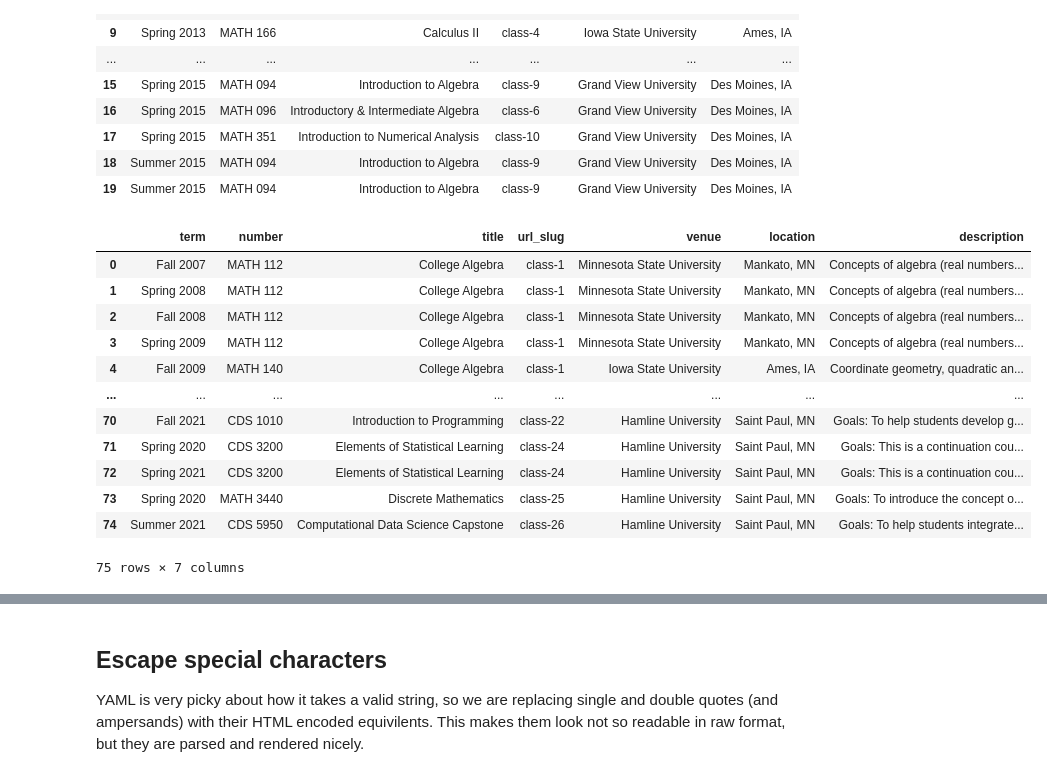
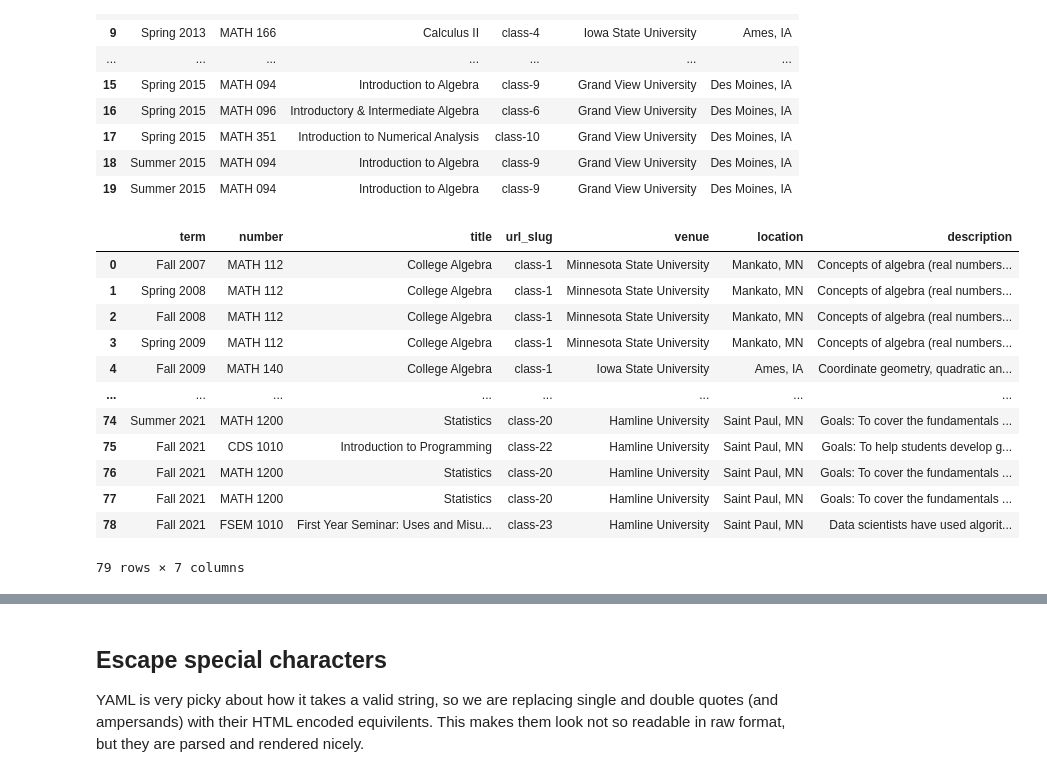
Before and after one commit to cerickson30/cerickson.github.io, a Jupyter notebook: markdown_generator/teaching.ipynb, the cells around one changed output, grey strips where cells are left out. Drawn from its saved outputs; the diff is of its cells as text; code cells hidden in the pictures.

Commit message:
changing individual course page term to list all terms

```diff
--- a/markdown_generator/teaching.ipynb
+++ b/markdown_generator/teaching.ipynb
@@ -43,19 +43,19 @@ teaching.head(20)
 | 18 | Summer 2015 | MATH 094 | Introduction to Algebra | class-9 | Grand View University | Des Moines, IA |
 | 19 | Summer 2015 | MATH 094 | Introduction to Algebra | class-9 | Grand View University | Des Moines, IA |
 # %%
-teaching = teaching.merge(courses)
+teaching = teaching.merge(courses, how='left')
 teaching
 # %% [output]
 |  | term | number | title | url_slug | venue | location | description |
 | 0 | Fall 2007 | MATH 112 | College Algebra | class-1 | Minnesota State University | Mankato, MN | Concepts of algebra (real numbers... |
 | 1 | Spring 2008 | MATH 112 | College Algebra | class-1 | Minnesota State University | Mankato, MN | Concepts of algebra (real numbers... |
 | 2 | Fall 2008 | MATH 112 | College Algebra | class-1 | Minnesota State University | Mankato, MN | Concepts of algebra (real numbers... |
 | 3 | Spring 2009 | MATH 112 | College Algebra | class-1 | Minnesota State University | Mankato, MN | Concepts of algebra (real numbers... |
 | 4 | Fall 2009 | MATH 140 | College Algebra | class-1 | Iowa State University | Ames, IA | Coordinate geometry, quadratic an... |
 | ... | ... | ... | ... | ... | ... | ... | ... |
-| 70 | Fall 2021 | CDS 1010 | Introduction to Programming | class-22 | Hamline University | Saint Paul, MN | Goals: To help students develop g... |
-| 71 | Spring 2020 | CDS 3200 | Elements of Statistical Learning | class-24 | Hamline University | Saint Paul, MN | Goals: This is a continuation cou... |
-| 72 | Spring 2021 | CDS 3200 | Elements of Statistical Learning | class-24 | Hamline University | Saint Paul, MN | Goals: This is a continuation cou... |
-| 73 | Spring 2020 | MATH 3440 | Discrete Mathematics | class-25 | Hamline University | Saint Paul, MN | Goals: To introduce the concept o... |
-| 74 | Summer 2021 | CDS 5950 | Computational Data Science Capstone | class-26 | Hamline University | Saint Paul, MN | Goals: To help students integrate... |
+| 74 | Summer 2021 | MATH 1200 | Statistics | class-20 | Hamline University | Saint Paul, MN | Goals: To cover the fundamentals ... |
+| 75 | Fall 2021 | CDS 1010 | Introduction to Programming | class-22 | Hamline University | Saint Paul, MN | Goals: To help students develop g... |
+| 76 | Fall 2021 | MATH 1200 | Statistics | class-20 | Hamline University | Saint Paul, MN | Goals: To cover the fundamentals ... |
+| 77 | Fall 2021 | MATH 1200 | Statistics | class-20 | Hamline University | Saint Paul, MN | Goals: To cover the fundamentals ... |
+| 78 | Fall 2021 | FSEM 1010 | First Year Seminar: Uses and Misu... | class-23 | Hamline University | Saint Paul, MN | Data scientists have used algorit... |
-75 rows × 7 columns
+79 rows × 7 columns
```
Also changed, not shown: parts of 16 cells of this notebook, 20 other files.
